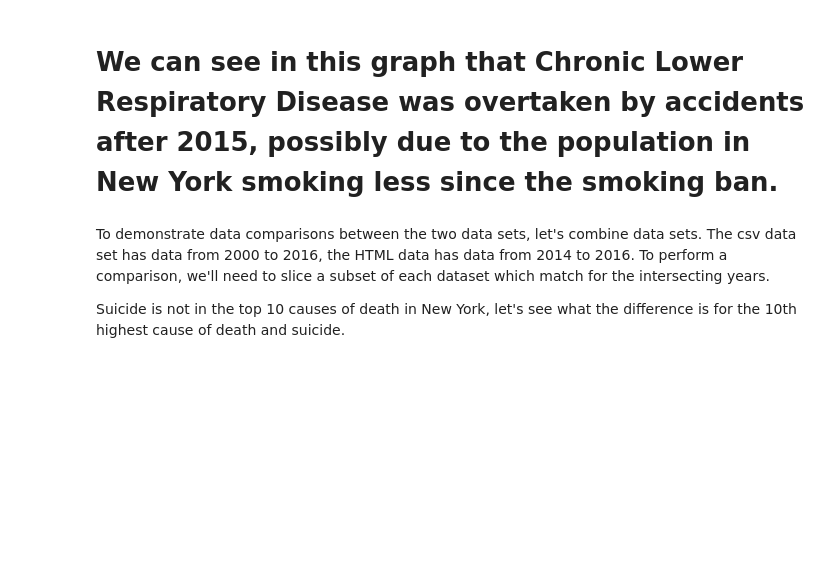
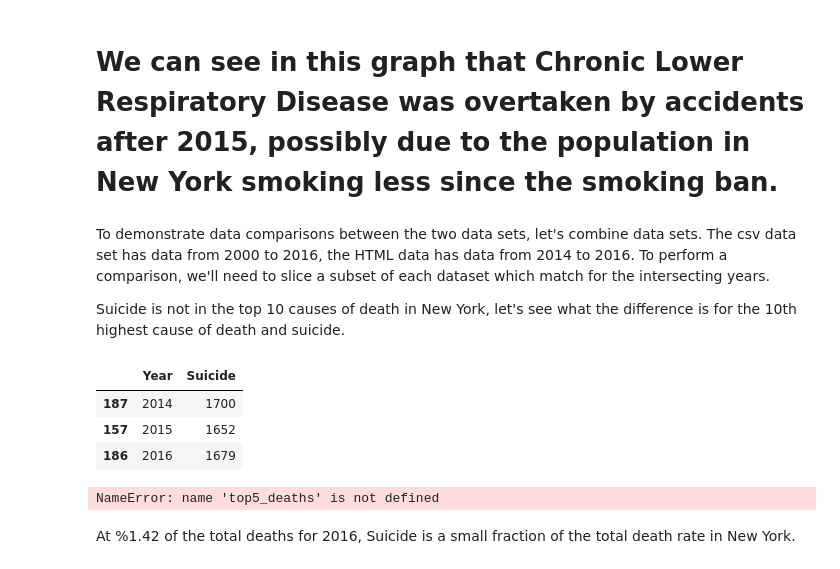
Before and after one commit to mhernandezit/is362_final_project, a Jupyter notebook: Final_Notebook.ipynb, the cells around one changed output. Saved outputs shown, nothing was run; the diff lists cells and outputs as text; code cells hidden in the pictures; blank space fills up the shorter version.

```diff
--- a/Final_Notebook.ipynb
+++ b/Final_Notebook.ipynb
@@ -198,3 +200,19 @@ plt.show()
 To demonstrate data comparisons between the two data sets, let's combine data sets.  The csv data set has data from 2000 to 2016, the HTML data has data from 2014 to 2016.  To perform a comparison, we'll need to slice a subset of each dataset which match for the intersecting years.
 
 Suicide is not in the top 10 causes of death in New York, let's see what the difference is for the 10th highest cause of death and suicide.
+# %%
+data = suc_ny_data.sort_values(by=['Year']).tail(3)
+data.drop(['State', 'Cause Name'], axis = 1, inplace = True)
+data.rename(columns={ data.columns[1]: "Suicide"}, inplace=True)
+data
+# %% [output]
+|  | Year | Suicide |
+| 187 | 2014 | 1700 |
+| 157 | 2015 | 1652 |
+| 186 | 2016 | 1679 |
+# %%
+all_data = pd.merge(data, top5_deaths, 'left', on = ["Year"] )
+all_data.set_index(['Year'], inplace=True)
+all_data.tail(3)
+# %% [output]
+NameError: name 'top5_deaths' is not defined
@@ -200,0 +239,2 @@ Suicide is not in the top 10 causes of death in New York, let's see what the dif
+# %% [markdown]
+At %1.42 of the total deaths for 2016, Suicide is a small fraction of the total death rate in New York.
```
Also changed, not shown: parts of 8 cells of this notebook.
